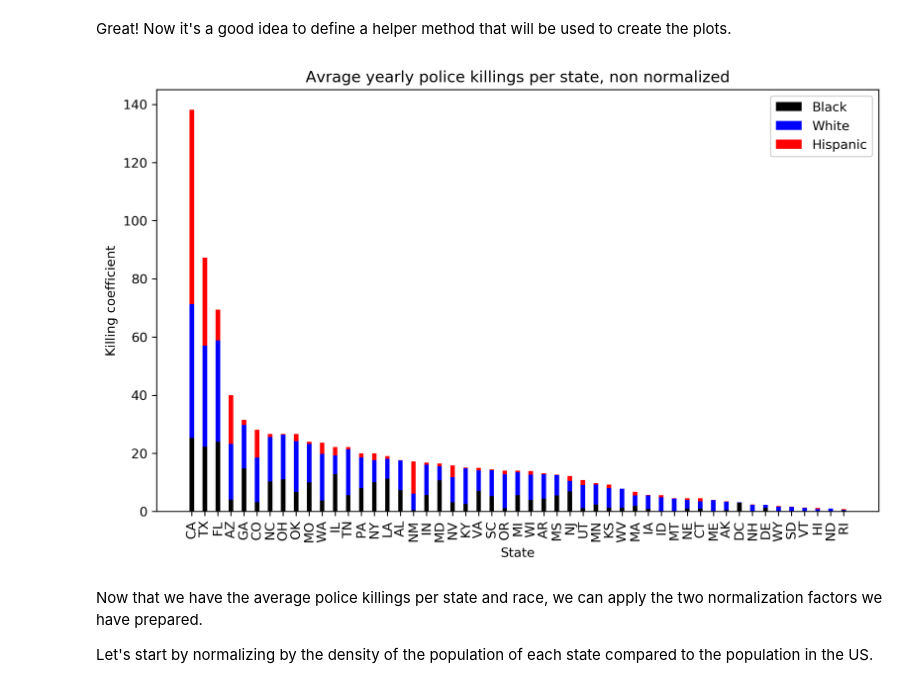
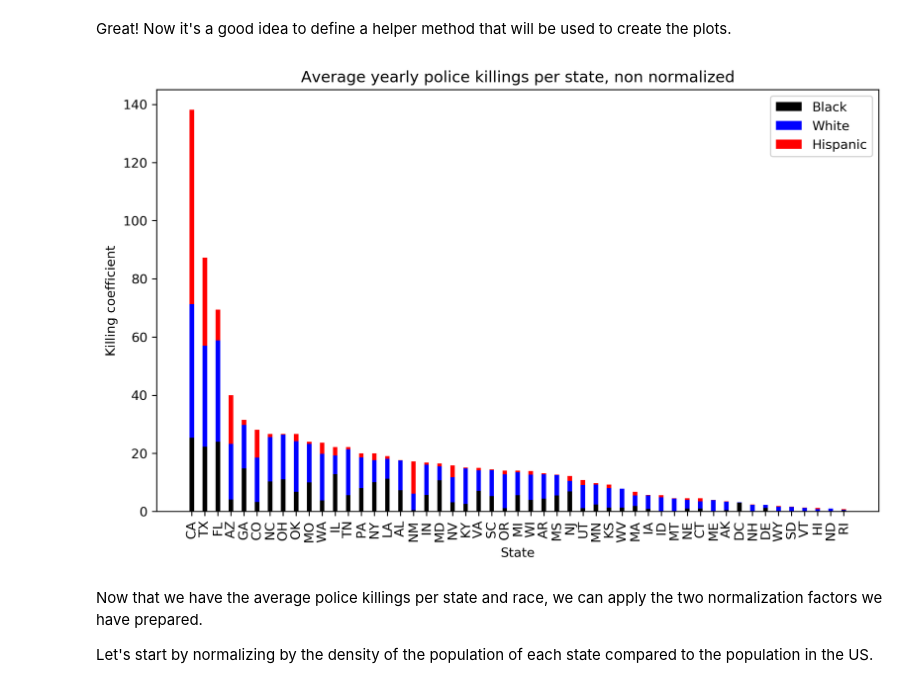
Before and after one commit to epfl-ada/ada-2020-project-milestone-p3-p3_badass, a Jupyter notebook: gov_spending_killings.ipynb, the cells around one changed output. Saved outputs shown, nothing was run; the diff lists cells and outputs as text; code cells hidden in the pictures.

Commit message:
modified images

```diff
--- a/gov_spending_killings.ipynb
+++ b/gov_spending_killings.ipynb
@@ -333,14 +333,14 @@ def plot_killings_per_state_stacked(df):
 # %%
 
 most_killings_sorted_index_non_normalized = killings_per_state_non_normalized.sum(axis=1).sort_values(ascending=False).index.to_list()
 killings_per_state_non_normalized = killings_per_state_non_normalized.reindex(most_killings_sorted_index_non_normalized)
 
 plt_non_normalized = plot_killings_per_state_stacked(killings_per_state_non_normalized)
-plt_non_normalized.title("Avrage yearly police killings per state, non normalized")
+plt_non_normalized.title("Average yearly police killings per state, non normalized")
 plt_non_normalized.savefig('./images/killings_non_normalized.jpg')
 plt_non_normalized.show()
 # %% [output]
-[figure, old version]
+[figure, new version]
 # %% [markdown]
 Now that we have the average police killings per state and race, we can apply the two normalization factors we have prepared.
 
```
Also changed, not shown: parts of 7 cells of this notebook, 13 other files.
